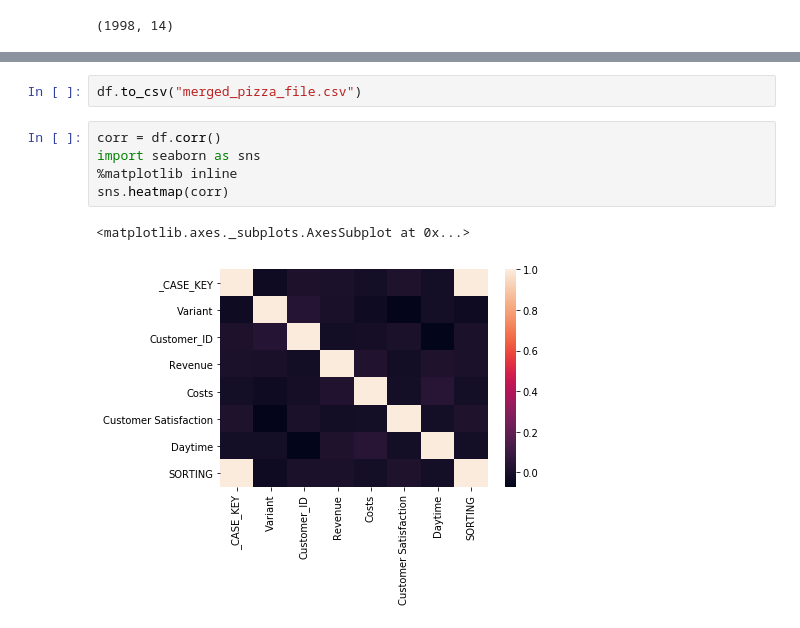
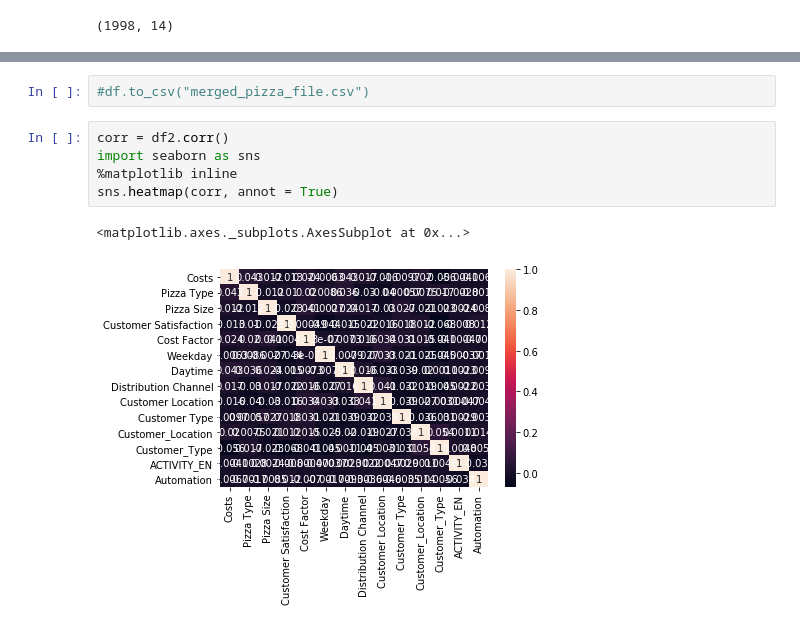
Before and after one commit to pandey-tushar/Datathon-21, a Jupyter notebook: Dataset-cleaning.ipynb, the cells around one changed output, grey strips where cells are left out. Drawn from its saved outputs; the diff is of its cells as text.

```diff
--- a/Dataset-cleaning.ipynb
+++ b/Dataset-cleaning.ipynb
@@ -46,11 +35,11 @@ df.shape
 # %%
-df.to_csv("merged_pizza_file.csv")
+#df.to_csv("merged_pizza_file.csv")
 # %%
-corr = df.corr()
+corr = df2.corr()
 import seaborn as sns
 %matplotlib inline
-sns.heatmap(corr)
+sns.heatmap(corr, annot = True)
 # %% [output]
 <matplotlib.axes._subplots.AxesSubplot at 0x...>
-[figure, old version]
+[figure, new version]
 # %%
```
Also changed, not shown: parts of 6 cells of this notebook.
